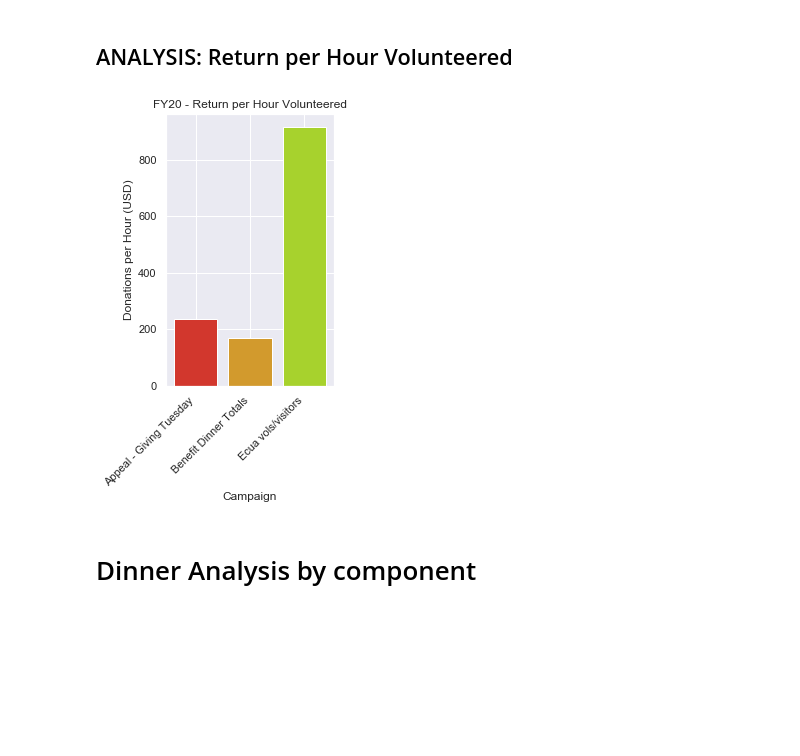
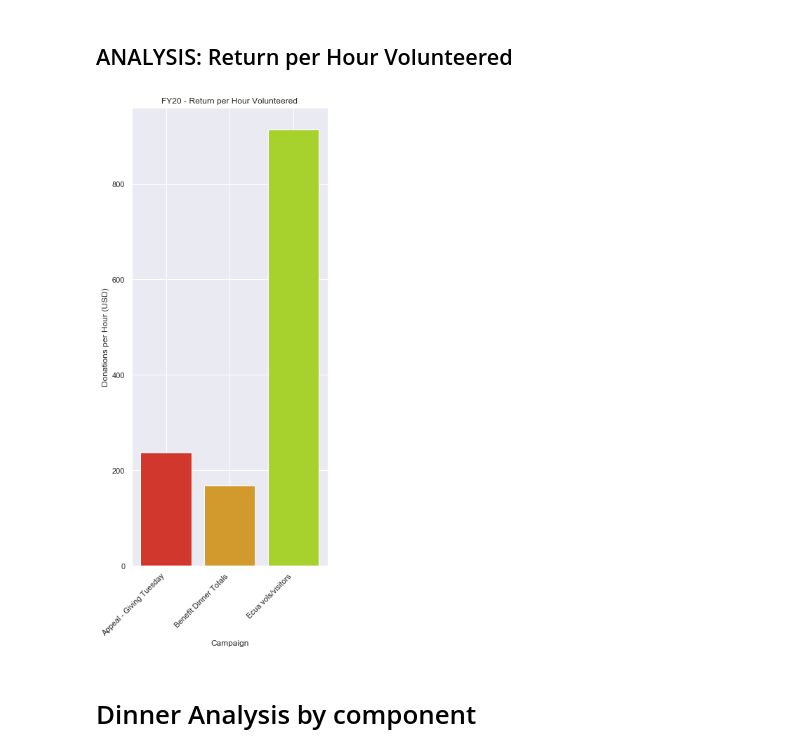
Before and after one commit to patelpurvip/Board-Fundraising-Analysis, a Jupyter notebook: Giving Campaigns Analysis.ipynb, the cells around one changed output. Cells and saved outputs as stored; diff of their text form; code cells hidden in the pictures; blank space fills up the shorter version.

```diff
--- a/Giving Campaigns Analysis.ipynb
+++ b/Giving Campaigns Analysis.ipynb
@@ -8,7 +8,7 @@ import seaborn as sb
 sb.set_style('darkgrid')
 sb.set()
 
-step2 = "Sources/Fundraising Strategy - Step 2, 09.05.20.csv"
+step2 = "Sources/Fundraising Strategy - Step 2, 09.20.20.csv"
 donation_data = pd.read_csv(step2)
 donation_data = donation_data.iloc[:33,:]
 donation_data
@@ -236,18 +236,18 @@ plt.show()
 # %%
 return_per_hour2 = FY20_Campaigns['Return_per_Hour']
 campaign2 = FY20_Campaigns.index
 
-plt.figure(figsize=(3,5))
+plt.figure(figsize=(5,12))
 plt.bar(campaign2, return_per_hour2, color=sb.hls_palette(10, l=.5))
 plt.title("FY20 - Return per Hour Volunteered")
 plt.xlabel("Campaign")
 plt.ylabel("Donations per Hour (USD)")
 plt.xticks(rotation=45, ha='right')
 
-# plt.savefig("./Images/FY20 - Return per Volunteer Hour.png")
+plt.savefig("./Images/FY20 - Return per Volunteer Hour.png")
 plt.show()
 # %% [output]
-[figure, old version]
+[figure, new version]
 # %% [markdown]
 # Dinner Analysis by component
 # %%
```
Also changed, not shown: parts of 7 cells of this notebook, 15 other files.
